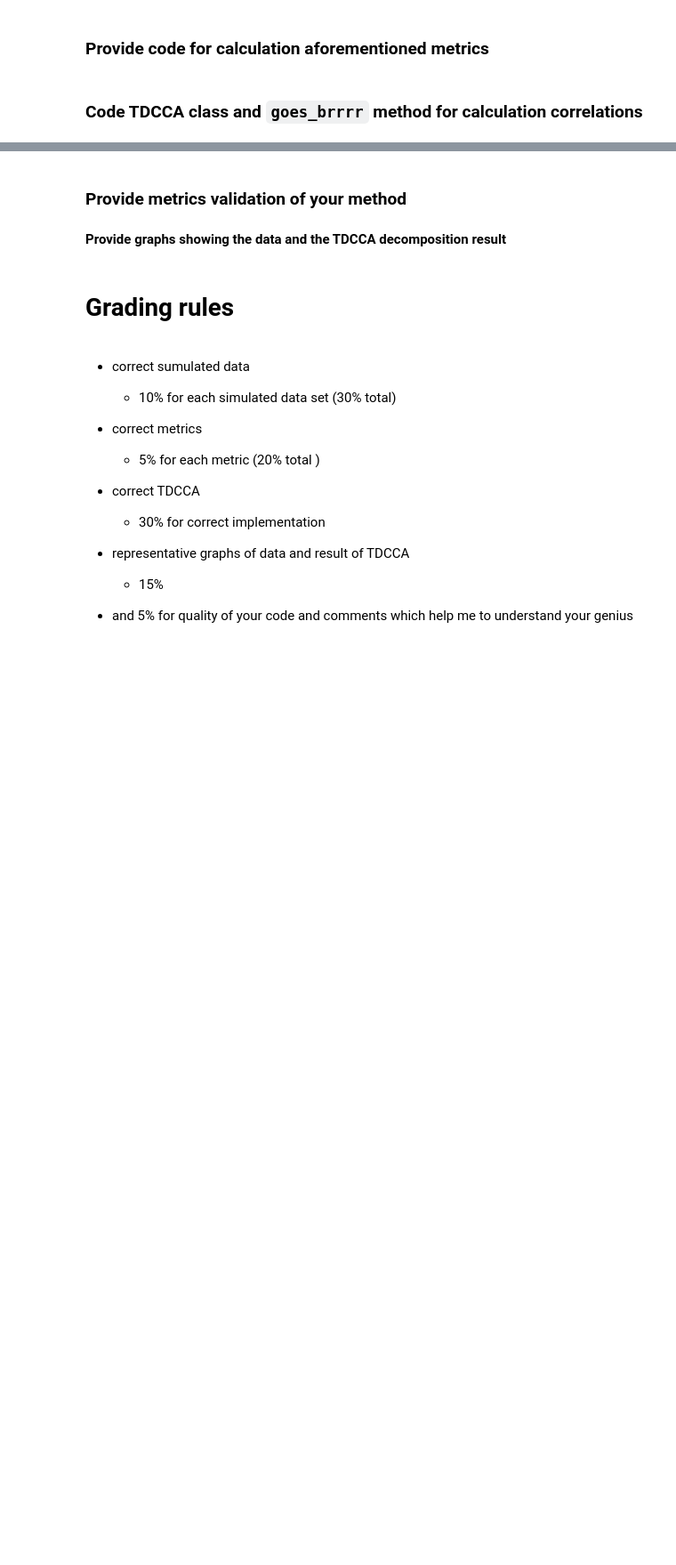
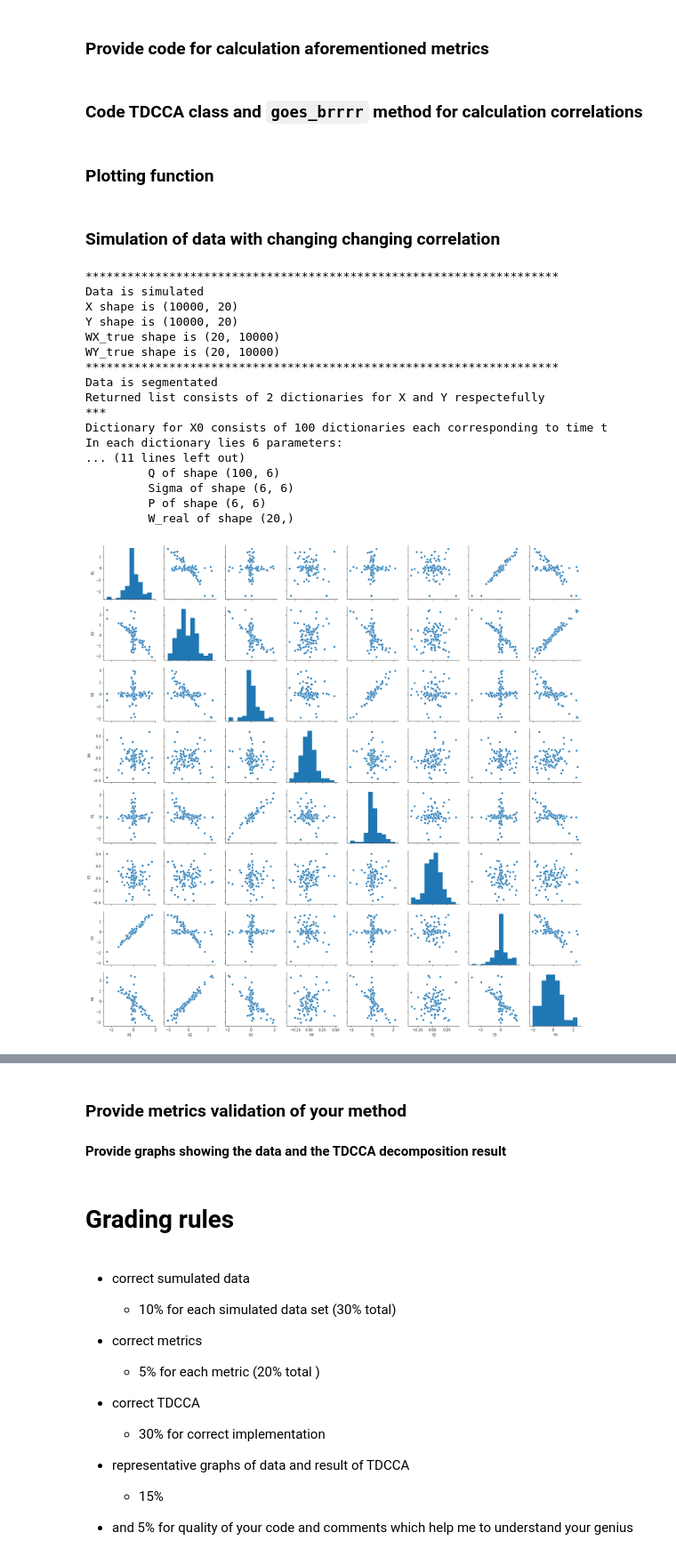
Before and after one commit to ArsenyGorbunov/TDCCA, a Jupyter notebook: HA2.ipynb, the cells around one changed output, grey strips where cells are left out. Shown at 89% size. Drawn from its saved outputs; the diff is of its cells as text; code cells hidden in the pictures; blank space fills up the shorter version.

```diff
--- a/HA2.ipynb
+++ b/HA2.ipynb
@@ -156,7 +158,6 @@ def data_segmentation(data, T, W):
     for g in range(((len(X) - T) // W) + 1):
         x_data.append(X[W * g: W * g + T])
         wx_data.append(Wx[:, W * g: W * g + T][:, 0])
-
     for g in range(((len(Y) - T) // W) + 1):
         y_data.append(Y[W * g: W * g + T])
         wy_data.append(Wy[:, W * g: W * g + T][:, 0])
@@ -186,7 +187,7 @@ def data_segmentation(data, T, W):
         Q2, Sigma2, V1 = Q2[:, :cut_index], Sigma2[:cut_index], V1[:, :cut_index]
         Sigma2 = np.diag(Sigma2)
 
-        P1, Sigma, P2_T = scipy.linalg.svd(np.transpose(Q1) @ Q2, compute_uv=True, full_matrices=True)
+        P1, Sigma, P2_T = scipy.linalg.svd(np.transpose(Q1) @ Q2, compute_uv=True, full_matrices=False)
         P2 = np.transpose(P2_T)
 
         DicTionary[0].append({'U': U1, 'Q': Q1, 'Sigma': Sigma1, 'X': x_data[g], 'P': P1, 'W_real': wx_data[g]})
@@ -234,17 +210,0 @@ Note: you may need to restart the kernel to use updated packages.
-# %%
-import pandas as pd
-import seaborn as sns
-def plot_graphs(simulated_data):
-    d1 = simulated_data[0].shape[1]
-    d = {'X1': simulated_data[0][ :: 100 ,1] ,
-         'X2': simulated_data[0][ :: 100 ,d1%4],
-         'X3': simulated_data[0][ :: 100 ,d1%2],
-         'X4': simulated_data[0][ :: 100 ,d1-1],
-         'Y1': simulated_data[1][ :: 100 ,1] ,
-         'Y2': simulated_data[1][ :: 100 ,d1%4],
-         'Y3': simulated_data[1][ :: 100 ,d1%2],
-         'Y4': simulated_data[1][ :: 100 ,d1-1],
-        }
-    df = pd.DataFrame(data=d)
-    sns.pairplot(df)
-plot_graphs(simulated_data)
@@ -499 +498,45 @@ mu = [0.002, 0.0002, 0.0005, 0.0008, 0.001, 0.002, 0.005]
+# %% [markdown]
+### Plotting function
+# %%
+import pandas as pd
+import seaborn as sns
+def plot_graphs(simulated_data):
+    d1 = simulated_data[0].shape[1]
+    d = {'X1': simulated_data[0][ :: 100 ,1] ,
+         'X2': simulated_data[0][ :: 100 ,d1//4],
+         'X3': simulated_data[0][ :: 100 ,d1//2],
+         'X4': simulated_data[0][ :: 100 ,d1-1],
+         'Y1': simulated_data[1][ :: 100 ,1] ,
+         'Y2': simulated_data[1][ :: 100 ,d1//4],
+         'Y3': simulated_data[1][ :: 100 ,d1//2],
+         'Y4': simulated_data[1][ :: 100 ,d1-1],
+        }
+    df = pd.DataFrame(data=d)
+    sns.pairplot(df)
+# %% [markdown]
+### Simulation of data with changing changing correlation
+# %%
+simulated_data = sim1(t = 100, d = 20, n =100,generator_type='normal')
+segmented_data = data_segmentation( simulated_data, T = 100, W = 100)
+
+plot_graphs(simulated_data)
+# %% [output]
+********************************************************************
+Data is simulated
+X shape is (10000, 20)
+Y shape is (10000, 20)
+WX_true shape is (20, 10000)
+WY_true shape is (20, 10000)
+********************************************************************
+Data is segmentated
+Returned list consists of 2 dictionaries for X and Y respectefully
+***
+Dictionary for X0 consists of 100 dictionaries each corresponding to time t
+In each dictionary lies 6 parameters:
+... (11 lines left out)
+         Q of shape (100, 6)
+         Sigma of shape (6, 6)
+         P of shape (6, 6)
+         W_real of shape (20,)
+[figure, added]
 # %%
```
Also changed, not shown: parts of 19 cells of this notebook.
